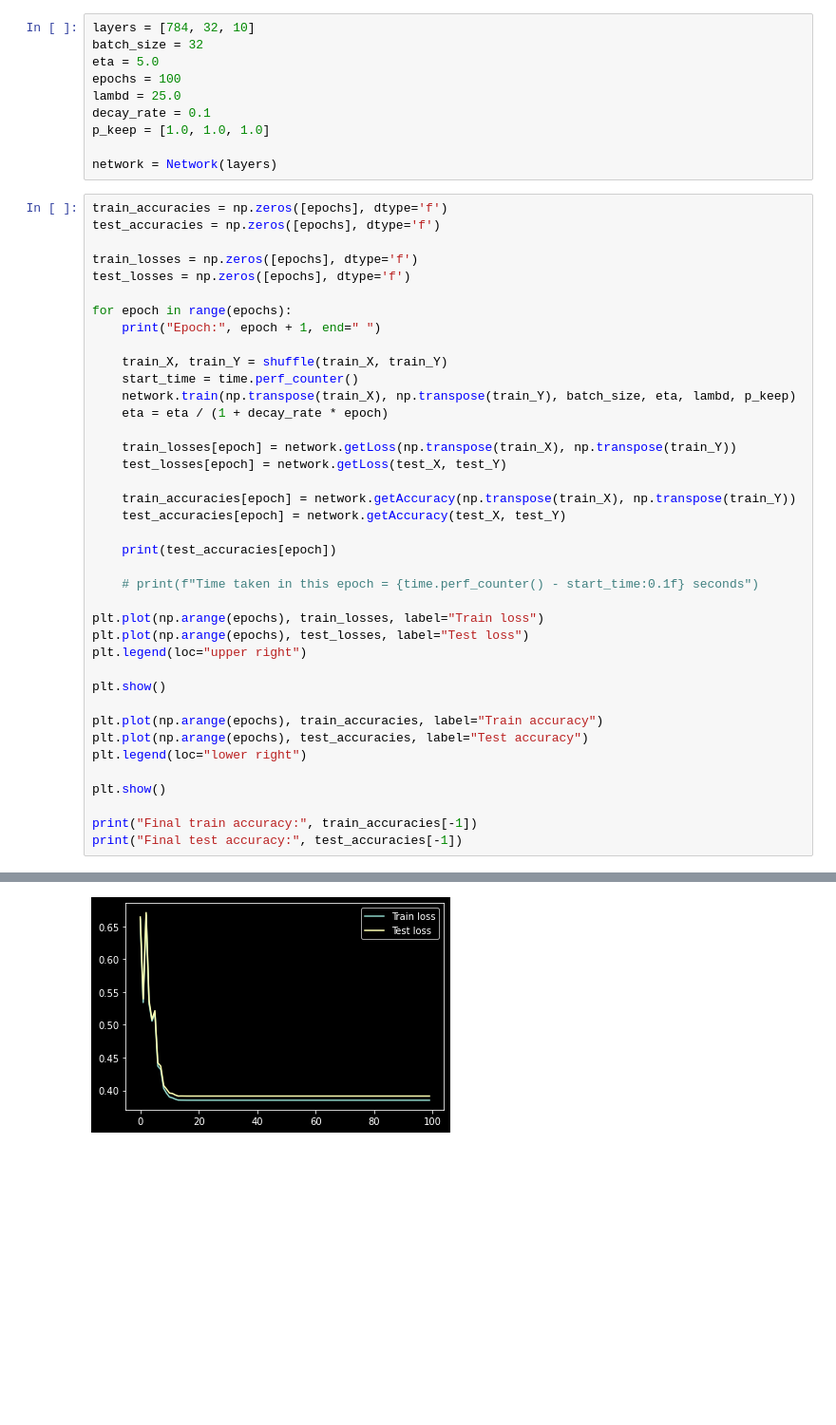
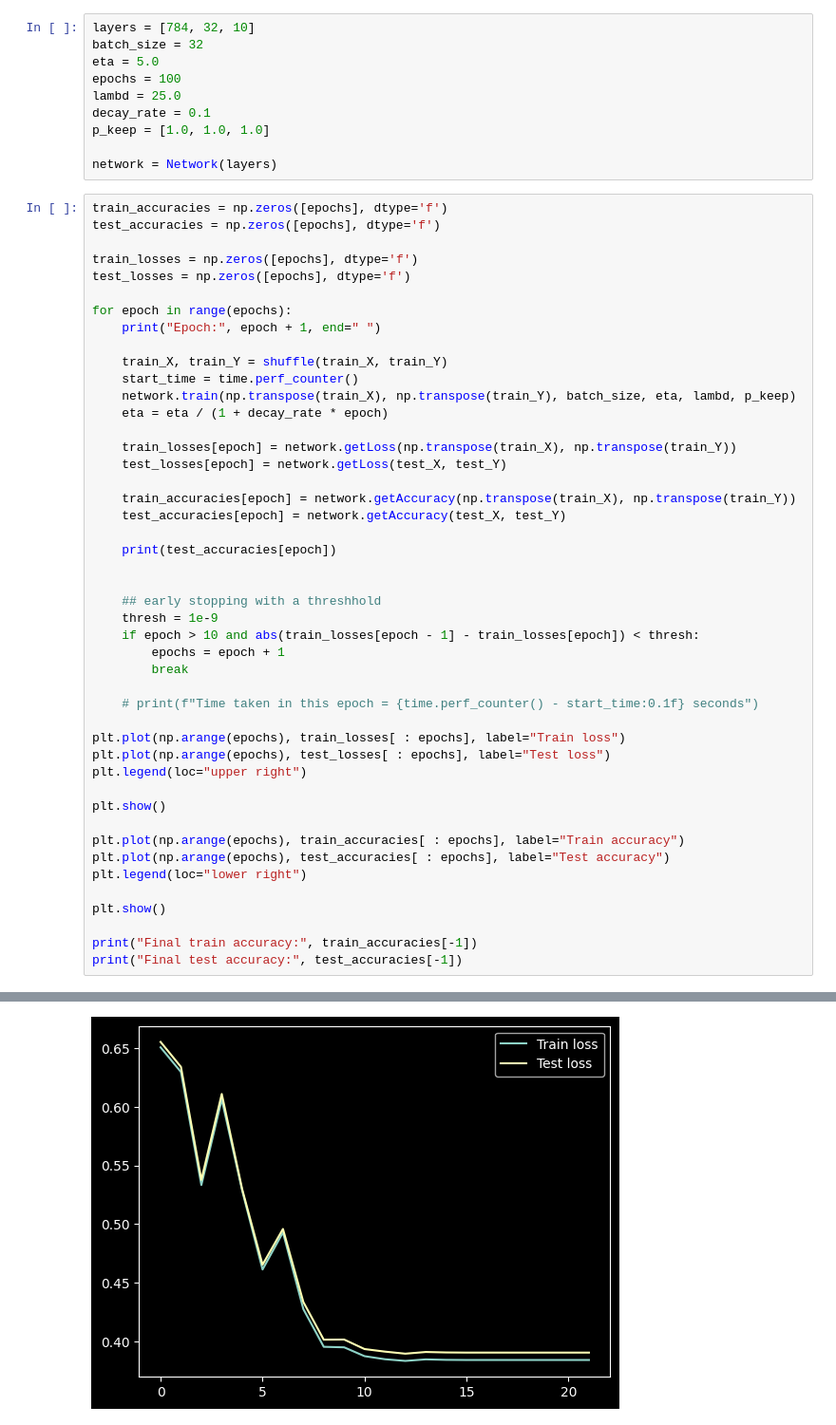
Before and after one commit to OjusSinghal/neural_networks, a Jupyter notebook: NN_From_Scratch/NNWithRegularization.ipynb, the cells around one changed output, grey strips where cells are left out. Shown at 95% size. Cells and saved outputs as stored; diff of their text form; blank space fills up the shorter version.

Commit message:
add early stopping

```diff
--- a/NN_From_Scratch/NNWithRegularization.ipynb
+++ b/NN_From_Scratch/NNWithRegularization.ipynb
@@ -172,16 +172,23 @@ for epoch in range(epochs):
 
     print(test_accuracies[epoch])
 
+
+    ## early stopping with a threshhold
+    thresh = 1e-9
+    if epoch > 10 and abs(train_losses[epoch - 1] - train_losses[epoch]) < thresh:
+        epochs = epoch + 1
+        break
+
     # print(f"Time taken in this epoch = {time.perf_counter() - start_time:0.1f} seconds")
 
-plt.plot(np.arange(epochs), train_losses, label="Train loss")
-plt.plot(np.arange(epochs), test_losses, label="Test loss")
+plt.plot(np.arange(epochs), train_losses[ : epochs], label="Train loss")
+plt.plot(np.arange(epochs), test_losses[ : epochs], label="Test loss")
 plt.legend(loc="upper right")
 
 plt.show()
 
-plt.plot(np.arange(epochs), train_accuracies, label="Train accuracy")
-plt.plot(np.arange(epochs), test_accuracies, label="Test accuracy")
+plt.plot(np.arange(epochs), train_accuracies[ : epochs], label="Train accuracy")
+plt.plot(np.arange(epochs), test_accuracies[ : epochs], label="Test accuracy")
 plt.legend(loc="lower right")
 
 plt.show()
@@ -209 +216 @@ Epoch: 100 0.7843
-[figure, old version]
+[figure, new version]
```
Also changed, not shown: parts of 1 cell of this notebook.
